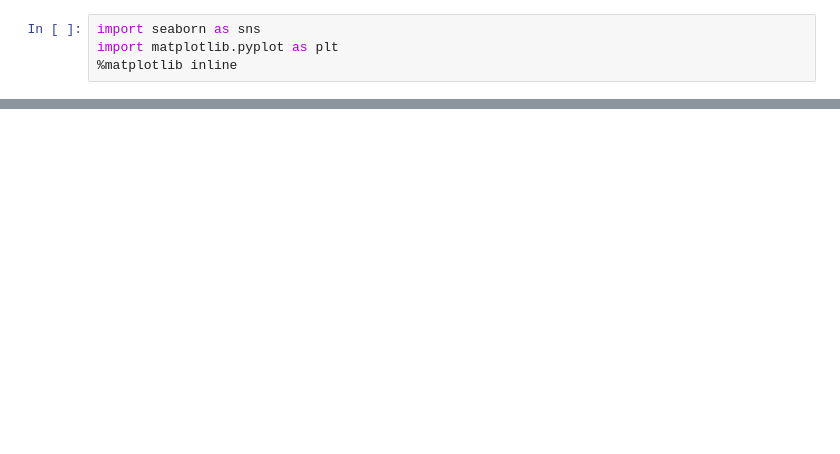
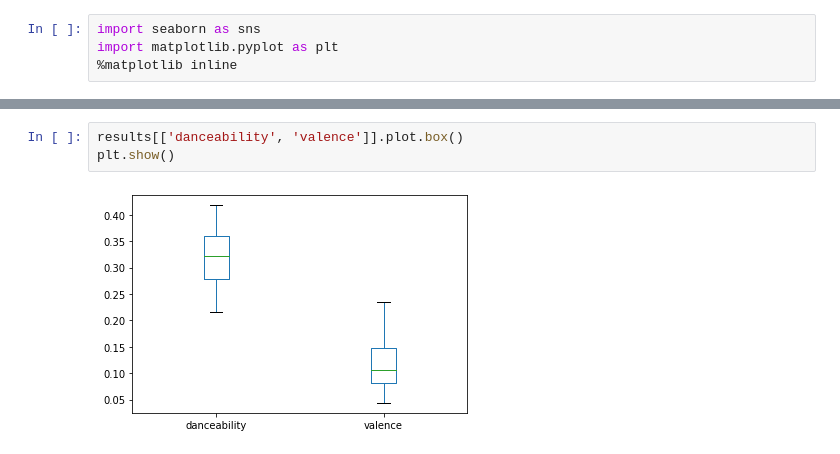
Before and after one commit to bw-spotify-song-suggester-4/data-science, a Jupyter notebook: pickletaste.ipynb, the cells around one changed output, grey strips where cells are left out. Drawn from its saved outputs; the diff is of its cells as text; blank space fills up the shorter version.

```diff
--- a/pickletaste.ipynb
+++ b/pickletaste.ipynb
@@ -30,0 +59,5 @@ import matplotlib.pyplot as plt
+# %%
+results[['danceability', 'valence']].plot.box()
+plt.show()
+# %% [output]
+[figure, added]
```
Also changed, not shown: parts of 11 cells of this notebook, 3 other files.
